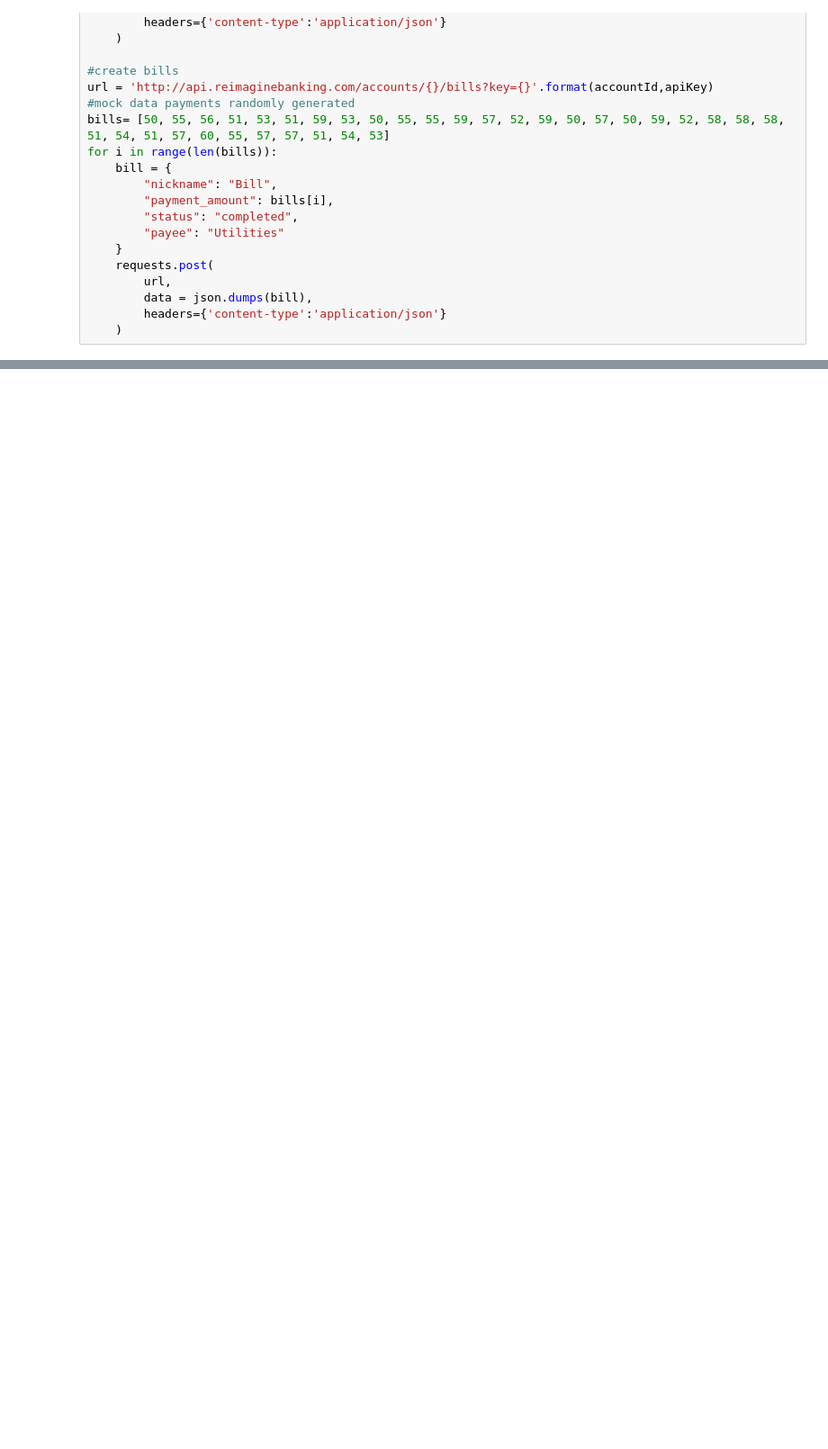
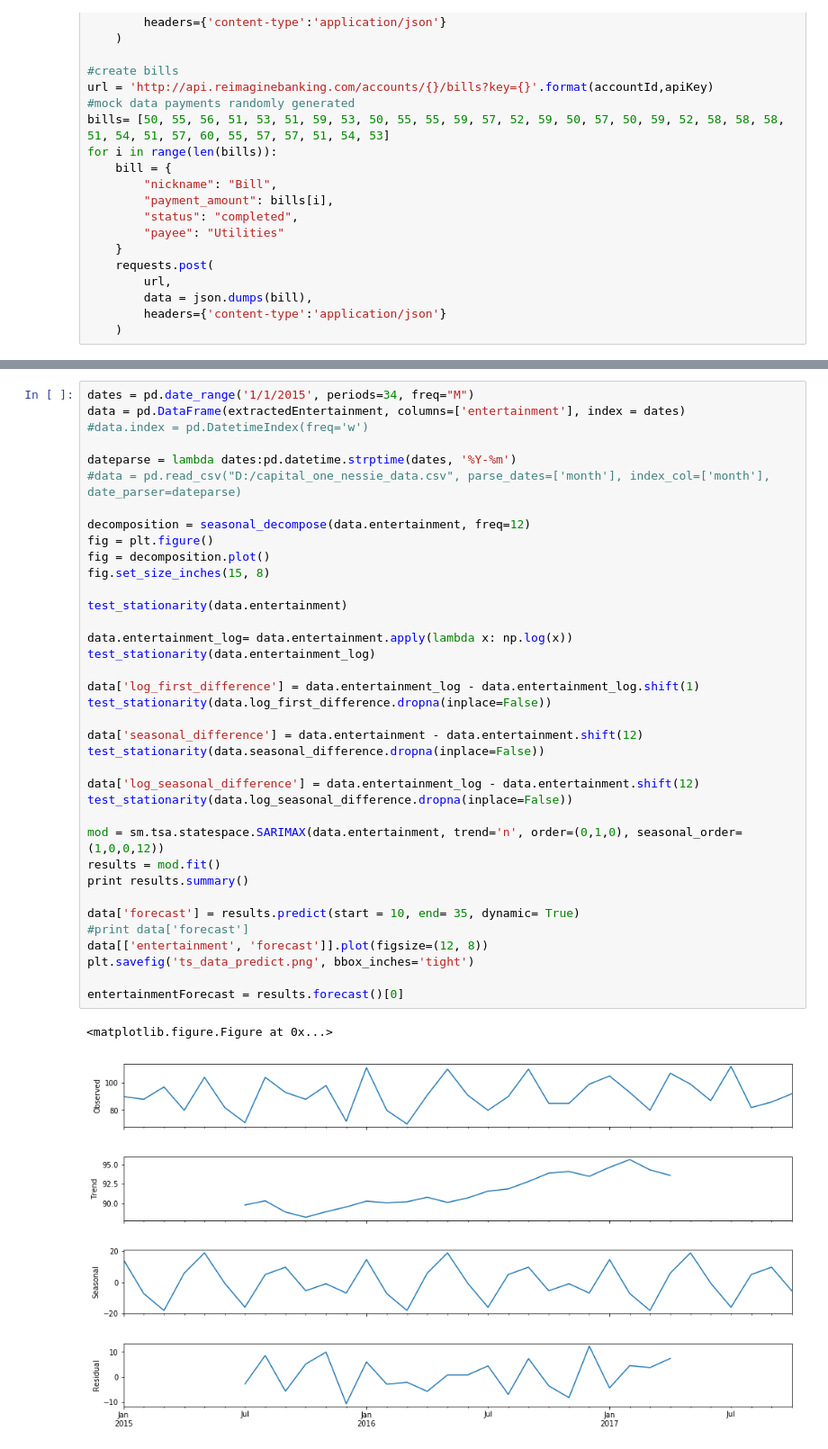
Before and after one commit to reemasinghal1234/Technica2017, a Jupyter notebook: PurchasePredictions.ipynb, the cells around one changed output, grey strips where cells are left out. Shown at 90% size. Cells and saved outputs as stored; diff of their text form; blank space fills up the shorter version.

```diff
--- a/PurchasePredictions.ipynb
+++ b/PurchasePredictions.ipynb
@@ -211,0 +445,40 @@ for bill in bills:
+# %%
+dates = pd.date_range('1/1/2015', periods=34, freq="M")
+data = pd.DataFrame(extractedEntertainment, columns=['entertainment'], index = dates)
+#data.index = pd.DatetimeIndex(freq='w')
+
+dateparse = lambda dates:pd.datetime.strptime(dates, '%Y-%m')
+#data = pd.read_csv("D:/capital_one_nessie_data.csv", parse_dates=['month'], index_col=['month'], date_parser=dateparse)
+
+decomposition = seasonal_decompose(data.entertainment, freq=12)
+fig = plt.figure()
+fig = decomposition.plot()
+fig.set_size_inches(15, 8)
+
+test_stationarity(data.entertainment)
+
+data.entertainment_log= data.entertainment.apply(lambda x: np.log(x))
+test_stationarity(data.entertainment_log)
+
+data['log_first_difference'] = data.entertainment_log - data.entertainment_log.shift(1)
+test_stationarity(data.log_first_difference.dropna(inplace=False))
+
+data['seasonal_difference'] = data.entertainment - data.entertainment.shift(12)
+test_stationarity(data.seasonal_difference.dropna(inplace=False))
+
+data['log_seasonal_difference'] = data.entertainment_log - data.entertainment.shift(12)
+test_stationarity(data.log_seasonal_difference.dropna(inplace=False))
+
+mod = sm.tsa.statespace.SARIMAX(data.entertainment, trend='n', order=(0,1,0), seasonal_order=(1,0,0,12))
+results = mod.fit()
+print results.summary()
+
+data['forecast'] = results.predict(start = 10, end= 35, dynamic= True)
+#print data['forecast']
+data[['entertainment', 'forecast']].plot(figsize=(12, 8))
+plt.savefig('ts_data_predict.png', bbox_inches='tight')
+
+entertainmentForecast = results.forecast()[0]
+# %% [output]
+<matplotlib.figure.Figure at 0x...>
+[figure, added]
```
Also changed, not shown: parts of 9 cells of this notebook, 1 other file.
